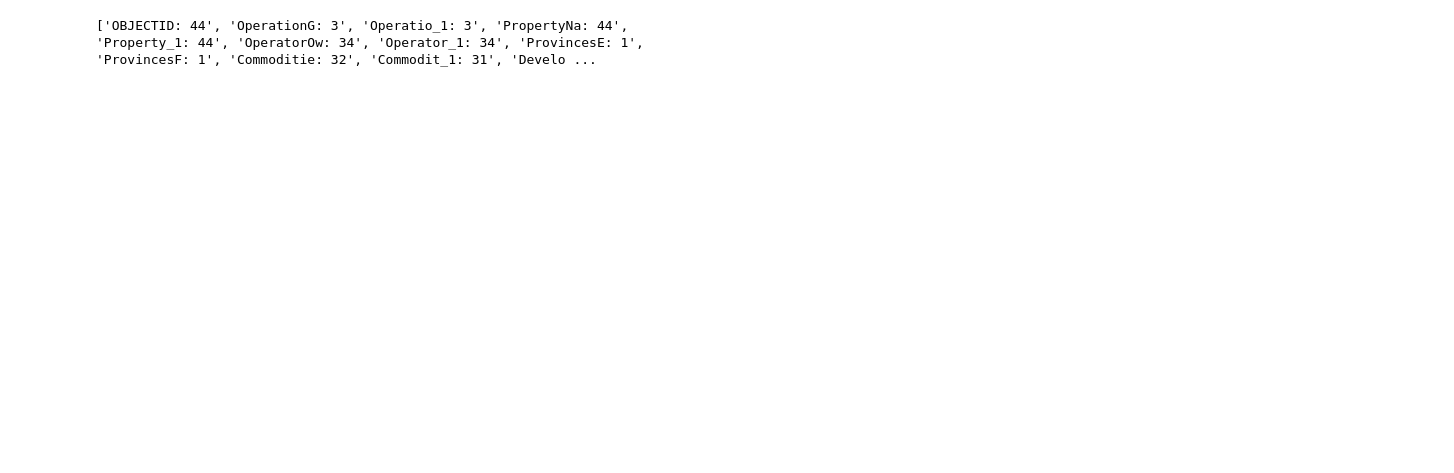
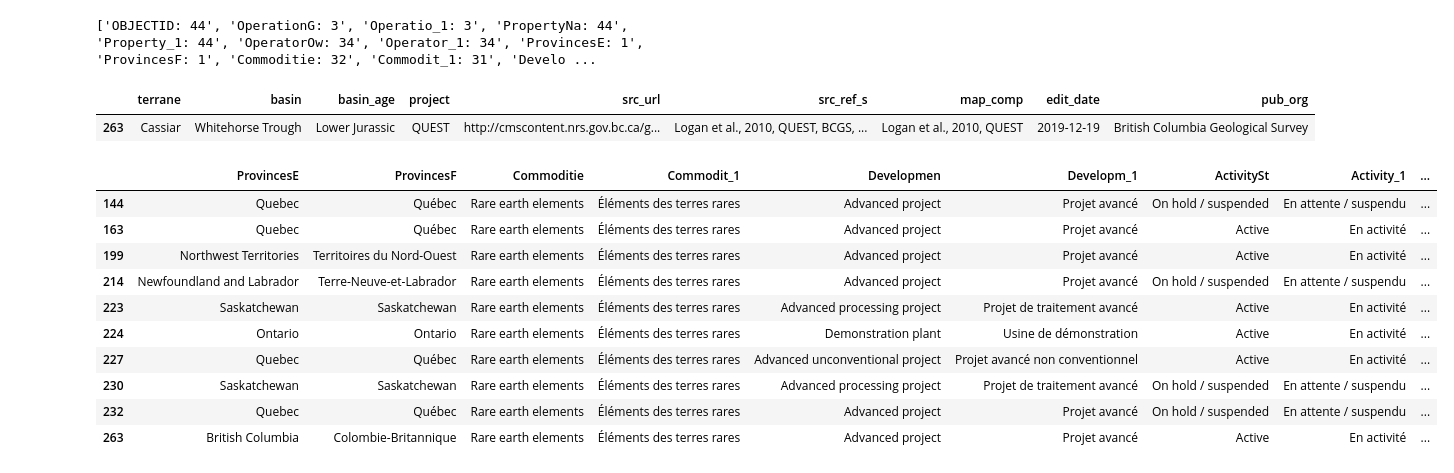
Before and after one commit to cvillarragamo/Tech_Treasures_Challenge, a Jupyter notebook: 1_Data_Collection_Cleaning.ipynb, the cells around one changed output. Saved outputs shown, nothing was run; the diff lists cells and outputs as text; code cells hidden in the pictures; blank space fills up the shorter version.

```diff
--- a/1_Data_Collection_Cleaning.ipynb
+++ b/1_Data_Collection_Cleaning.ipynb
@@ -153,3 +170,23 @@ Name: count, dtype: int64
 print([f'{col}: {len(bc_cm[col].unique())}' for col in bc_cm.columns])
 # %% [output]
 ['OBJECTID: 44', 'OperationG: 3', 'Operatio_1: 3', 'PropertyNa: 44', 'Property_1: 44', 'OperatorOw: 34', 'Operator_1: 34', 'ProvincesE: 1', 'ProvincesF: 1', 'Commoditie: 32', 'Commodit_1: 31', 'Develo ...
+# %%
+bc_cm[bc_cm['Commoditie']=='Rare earth elements'].iloc[:, 40:]
+# len(bc_cm[bc_cm['Commoditie']=='Rare earth elements'].columns)
+# %% [output]
+|  | terrane | basin | basin_age | project | src_url | src_ref_s | map_comp | edit_date | pub_org |
+| 263 | Cassiar | Whitehorse Trough | Lower Jurassic | QUEST | http://cmscontent.nrs.gov.bc.ca/g... | Logan et al., 2010, QUEST, BCGS, ... | Logan et al., 2010, QUEST | 2019-12-19 | British Columbia Geological Survey |
+# %%
+CM[CM['Commoditie']=='Rare earth elements'].iloc[:,7:18]
+# %% [output]
+|  | ProvincesE | ProvincesF | Commoditie | Commodit_1 | Developmen | Developm_1 | ActivitySt | Activity_1 | ... |
+| 144 | Quebec | Québec | Rare earth elements | Éléments des terres rares | Advanced project | Projet avancé | On hold / suspended | En attente / suspendu | ... |
+| 163 | Quebec | Québec | Rare earth elements | Éléments des terres rares | Advanced project | Projet avancé | Active | En activité | ... |
+| 199 | Northwest Territories | Territoires du Nord-Ouest | Rare earth elements | Éléments des terres rares | Advanced project | Projet avancé | Active | En activité | ... |
+| 214 | Newfoundland and Labrador | Terre-Neuve-et-Labrador | Rare earth elements | Éléments des terres rares | Advanced project | Projet avancé | On hold / suspended | En attente / suspendu | ... |
+| 223 | Saskatchewan | Saskatchewan | Rare earth elements | Éléments des terres rares | Advanced processing project | Projet de traitement avancé | Active | En activité | ... |
+| 224 | Ontario | Ontario | Rare earth elements | Éléments des terres rares | Demonstration plant | Usine de démonstration | Active | En activité | ... |
+| 227 | Quebec | Québec | Rare earth elements | Éléments des terres rares | Advanced unconventional project | Projet avancé non conventionnel | Active | En activité | ... |
+| 230 | Saskatchewan | Saskatchewan | Rare earth elements | Éléments des terres rares | Advanced processing project | Projet de traitement avancé | On hold / suspended | En attente / suspendu | ... |
+| 232 | Quebec | Québec | Rare earth elements | Éléments des terres rares | Advanced project | Projet avancé | On hold / suspended | En attente / suspendu | ... |
+| 263 | British Columbia | Colombie-Britannique | Rare earth elements | Éléments des terres rares | Advanced project | Projet avancé | Active | En activité | ... |
```
Also changed, not shown: parts of 10 cells of this notebook, 1 other file.
